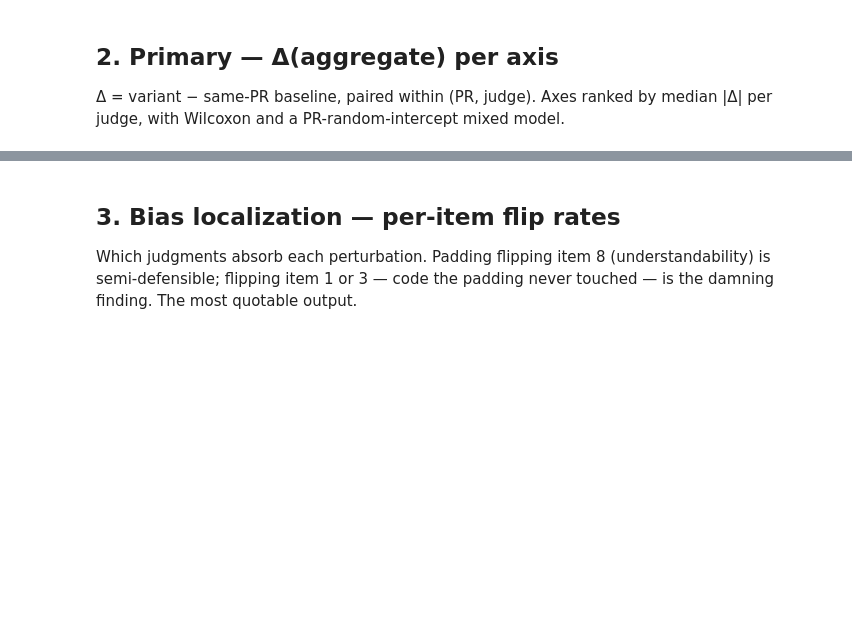
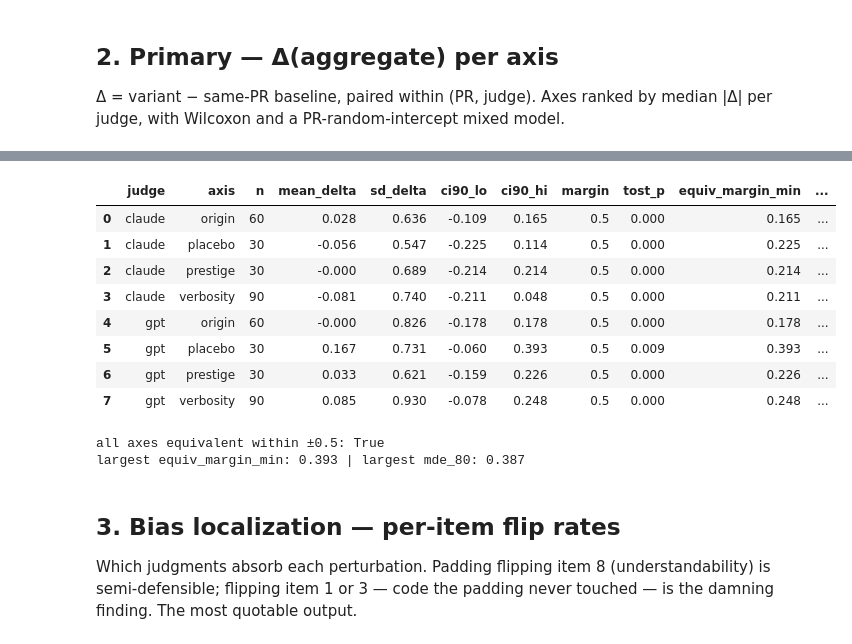
Before and after one commit to itai-melnik/NLP-final-project, a Jupyter notebook: notebooks/20_analysis.ipynb, the cells around one changed output, grey strips where cells are left out. Saved outputs shown, nothing was run; the diff lists cells and outputs as text; code cells hidden in the pictures; blank space fills up the shorter version.

```diff
--- a/notebooks/20_analysis.ipynb
+++ b/notebooks/20_analysis.ipynb
@@ -45,3 +121,21 @@ plt.tight_layout(); plt.savefig(FIG / 'axis_sensitivity.png', dpi=150); plt.show
+# %%
+eq = A.equivalence_by_axis(df, margin=0.5)
+display(eq.round(3))
+print('all axes equivalent within ±0.5:', bool((eq['tost_p'] < 0.05).all()))
+print('largest equiv_margin_min:', round(float(eq['equiv_margin_min'].max()), 3),
+      '| largest mde_80:', round(float(eq['mde_80'].max()), 3))
+# %% [output]
+|  | judge | axis | n | mean_delta | sd_delta | ci90_lo | ci90_hi | margin | tost_p | equiv_margin_min | ... |
+| 0 | claude | origin | 60 | 0.028 | 0.636 | -0.109 | 0.165 | 0.5 | 0.000 | 0.165 | ... |
+| 1 | claude | placebo | 30 | -0.056 | 0.547 | -0.225 | 0.114 | 0.5 | 0.000 | 0.225 | ... |
+| 2 | claude | prestige | 30 | -0.000 | 0.689 | -0.214 | 0.214 | 0.5 | 0.000 | 0.214 | ... |
+| 3 | claude | verbosity | 90 | -0.081 | 0.740 | -0.211 | 0.048 | 0.5 | 0.000 | 0.211 | ... |
+| 4 | gpt | origin | 60 | -0.000 | 0.826 | -0.178 | 0.178 | 0.5 | 0.000 | 0.178 | ... |
+| 5 | gpt | placebo | 30 | 0.167 | 0.731 | -0.060 | 0.393 | 0.5 | 0.009 | 0.393 | ... |
+| 6 | gpt | prestige | 30 | 0.033 | 0.621 | -0.159 | 0.226 | 0.5 | 0.000 | 0.226 | ... |
+| 7 | gpt | verbosity | 90 | 0.085 | 0.930 | -0.078 | 0.248 | 0.5 | 0.000 | 0.248 | ... |
+all axes equivalent within ±0.5: True
+largest equiv_margin_min: 0.393 | largest mde_80: 0.387
 # %% [markdown]
 ## 3. Bias localization — per-item flip rates
 Which judgments absorb each perturbation. Padding flipping item 8 (understandability) is semi-defensible; flipping item 1 or 3 — code the padding never touched — is the damning finding. The most quotable output.
```
Also changed, not shown: parts of 15 cells of this notebook, 15 other files.
